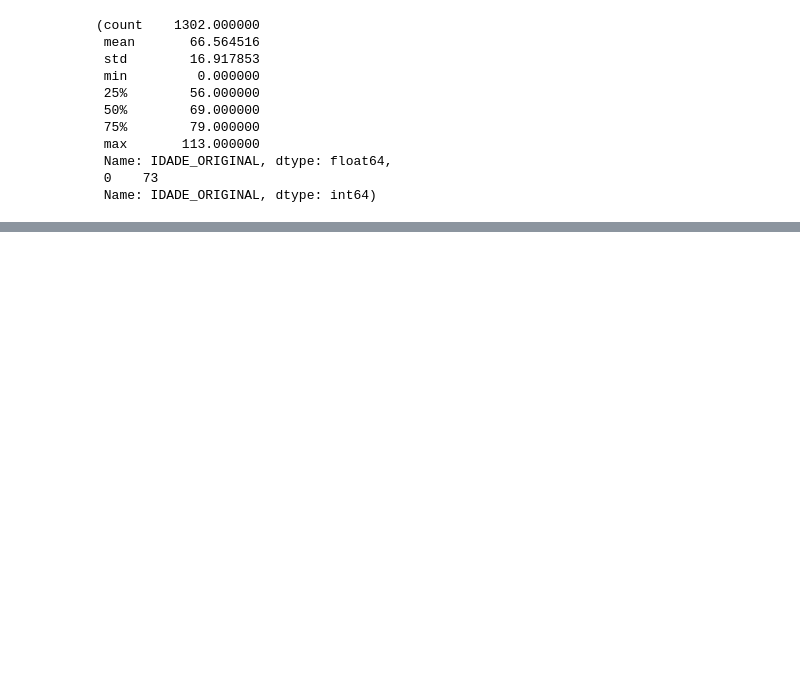
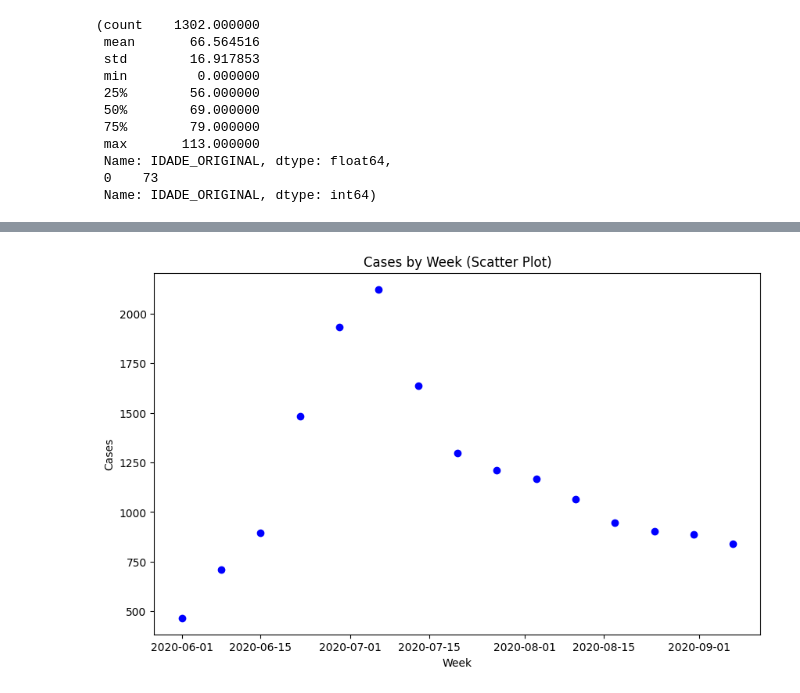
Before and after one commit to RuanGallio/modelage-sir, a Jupyter notebook: main.ipynb, the cells around one changed output, grey strips where cells are left out. Drawn from its saved outputs; the diff is of its cells as text; code cells hidden in the pictures; blank space fills up the shorter version.

```diff
--- a/main.ipynb
+++ b/main.ipynb
@@ -49,0 +298,11 @@ Name: proportion, dtype: float64
+# %%
+import matplotlib.pyplot as plt
+
+plt.figure(figsize=(10, 6))
+plt.scatter(df_week_truncated["DATA_DIAGNOSTICO"], df_week_truncated["INFECTADOS"], color='blue')
+plt.title("Cases by Week (Scatter Plot)")
+plt.xlabel("Week")
+plt.ylabel("Cases")
+plt.show()
+# %% [output]
+[figure, added]
```
Also changed, not shown: parts of 21 cells of this notebook, 5 other files.
